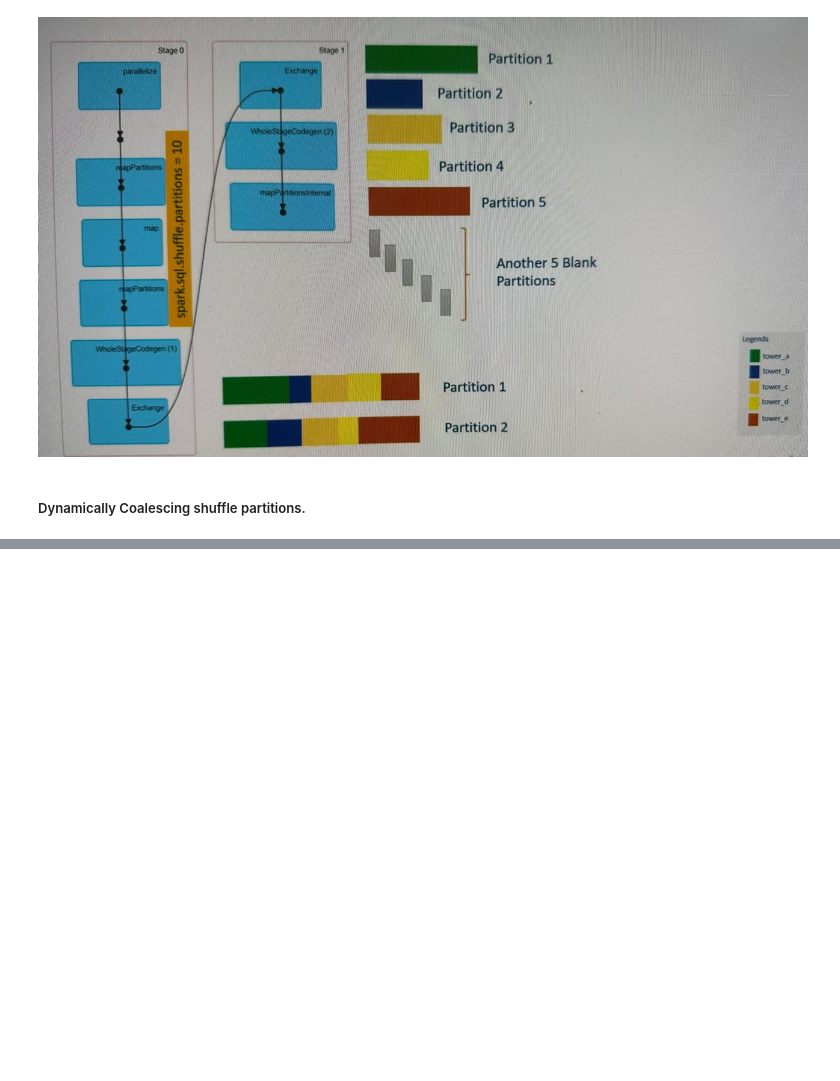
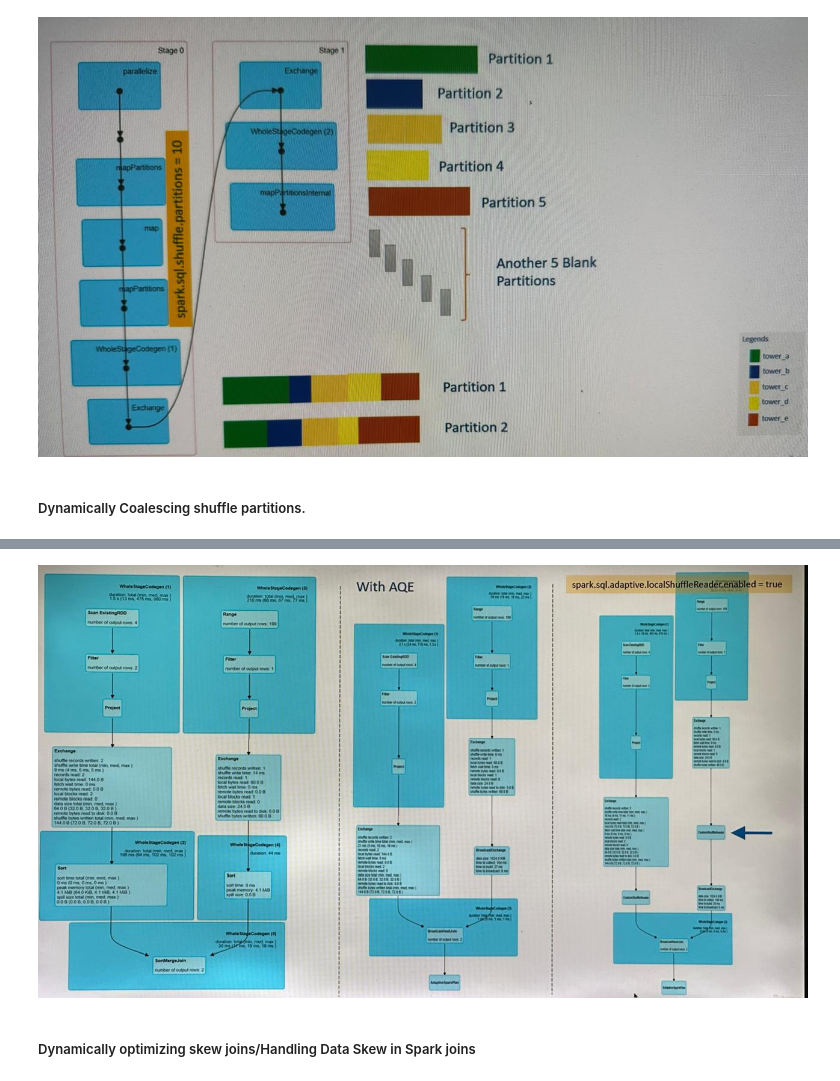
Before and after one commit to StackQ/Atlas, a Jupyter notebook: AtlasCodeLearn/ASonD/AS_Beyond_basics.ipynb, the cells around one changed output, grey strips where cells are left out. Saved outputs shown, nothing was run; the diff lists cells and outputs as text; code cells hidden in the pictures; blank space fills up the shorter version.

```diff
--- a/AtlasCodeLearn/ASonD/AS_Beyond_basics.ipynb
+++ b/AtlasCodeLearn/ASonD/AS_Beyond_basics.ipynb
@@ -346,0 +396,7 @@ This feature coalesces the post shuffle partitions based on the map output stati
+# %%
+from IPython.display import Image
+Image("/workspaces/Atlas/AtlasCodeLearn/ASonD/images/aqe_vs_noaqe.jpeg")
+# %% [output]
+[figure, added]
+# %% [markdown]
+##### Dynamically optimizing skew joins/Handling Data Skew in Spark joins
```
Also changed, not shown: parts of 12 cells of this notebook, 10 other files.
